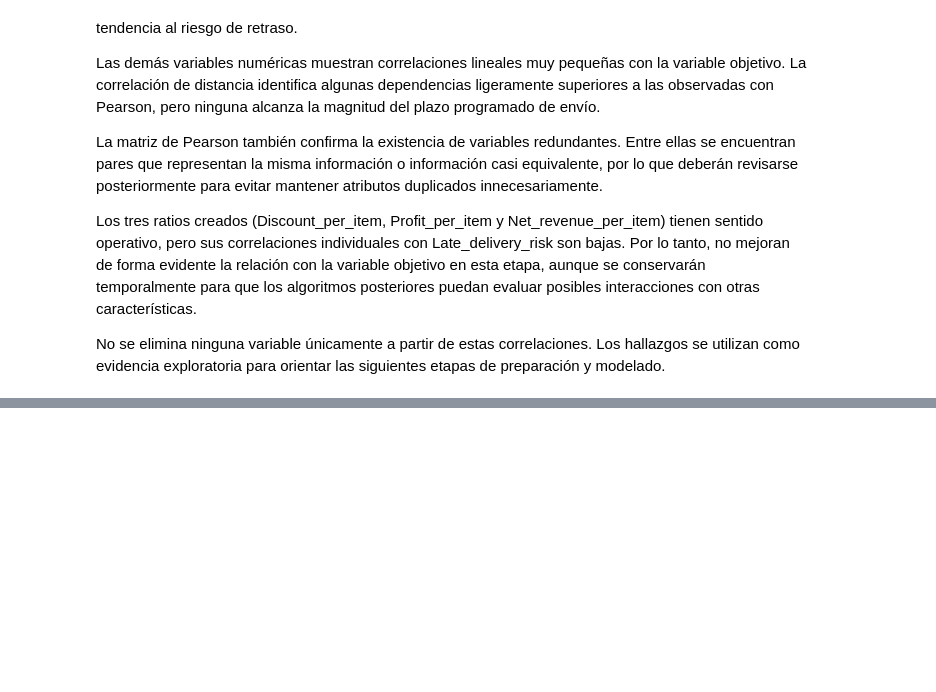
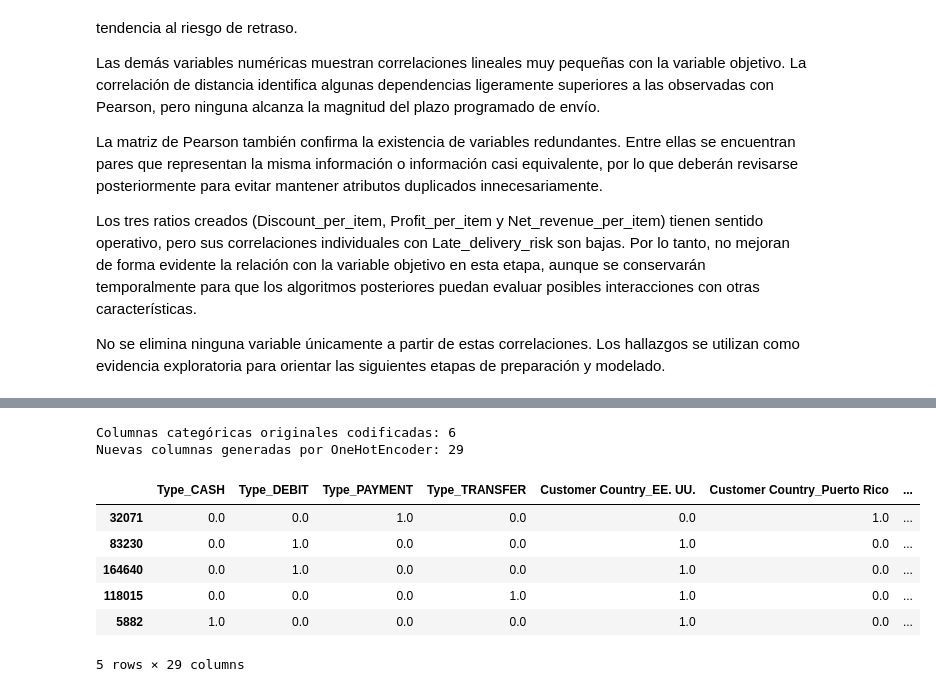
Before and after one commit to JB1302/Big-Data-G2, a Jupyter notebook: ProyectoDataCo.ipynb, the cells around one changed output, grey strips where cells are left out. Drawn from its saved outputs; the diff is of its cells as text; code cells hidden in the pictures; blank space fills up the shorter version.

```diff
--- a/ProyectoDataCo.ipynb
+++ b/ProyectoDataCo.ipynb
@@ -1277,0 +1506,54 @@ No se elimina ninguna variable únicamente a partir de estas correlaciones. Los
+# %%
+from sklearn.preprocessing import OneHotEncoder
+
+columnas_onehot = [
+    "Type",
+    "Customer Country",
+    "Customer Segment",
+    "Market",
+    "Department Name",
+    "Shipping Mode"
+]
+
+encoder = OneHotEncoder(
+    handle_unknown="ignore",
+    sparse_output=False
+)
+
+# El encoder se aprende solamente con train
+train_codificado_array = encoder.fit_transform(
+    df_train_limpieza[columnas_onehot]
+)
+
+# Test solo se transforma con el encoder aprendido en train
+test_codificado_array = encoder.transform(
+    df_test_limpieza[columnas_onehot]
+)
+
+nombres_codificados = encoder.get_feature_names_out(columnas_onehot)
+
+train_categorias_codificadas = pd.DataFrame(
+    train_codificado_array,
+    columns=nombres_codificados,
+    index=df_train_limpieza.index
+)
+
+test_categorias_codificadas = pd.DataFrame(
+    test_codificado_array,
+    columns=nombres_codificados,
+    index=df_test_limpieza.index
+)
+
+print(f"Columnas categóricas originales codificadas: {len(columnas_onehot)}")
+print(f"Nuevas columnas generadas por OneHotEncoder: {len(nombres_codificados)}")
+display(train_categorias_codificadas.head())
+# %% [output]
+Columnas categóricas originales codificadas: 6
+Nuevas columnas generadas por OneHotEncoder: 29
+|  | Type_CASH | Type_DEBIT | Type_PAYMENT | Type_TRANSFER | Customer Country_EE. UU. | Customer Country_Puerto Rico | ... |
+| 32071 | 0.0 | 0.0 | 1.0 | 0.0 | 0.0 | 1.0 | ... |
+| 83230 | 0.0 | 1.0 | 0.0 | 0.0 | 1.0 | 0.0 | ... |
+| 164640 | 0.0 | 1.0 | 0.0 | 0.0 | 1.0 | 0.0 | ... |
+| 118015 | 0.0 | 0.0 | 0.0 | 1.0 | 1.0 | 0.0 | ... |
+| 5882 | 1.0 | 0.0 | 0.0 | 0.0 | 1.0 | 0.0 | ... |
+5 rows × 29 columns
```
Also changed, not shown: parts of 16 cells of this notebook.
